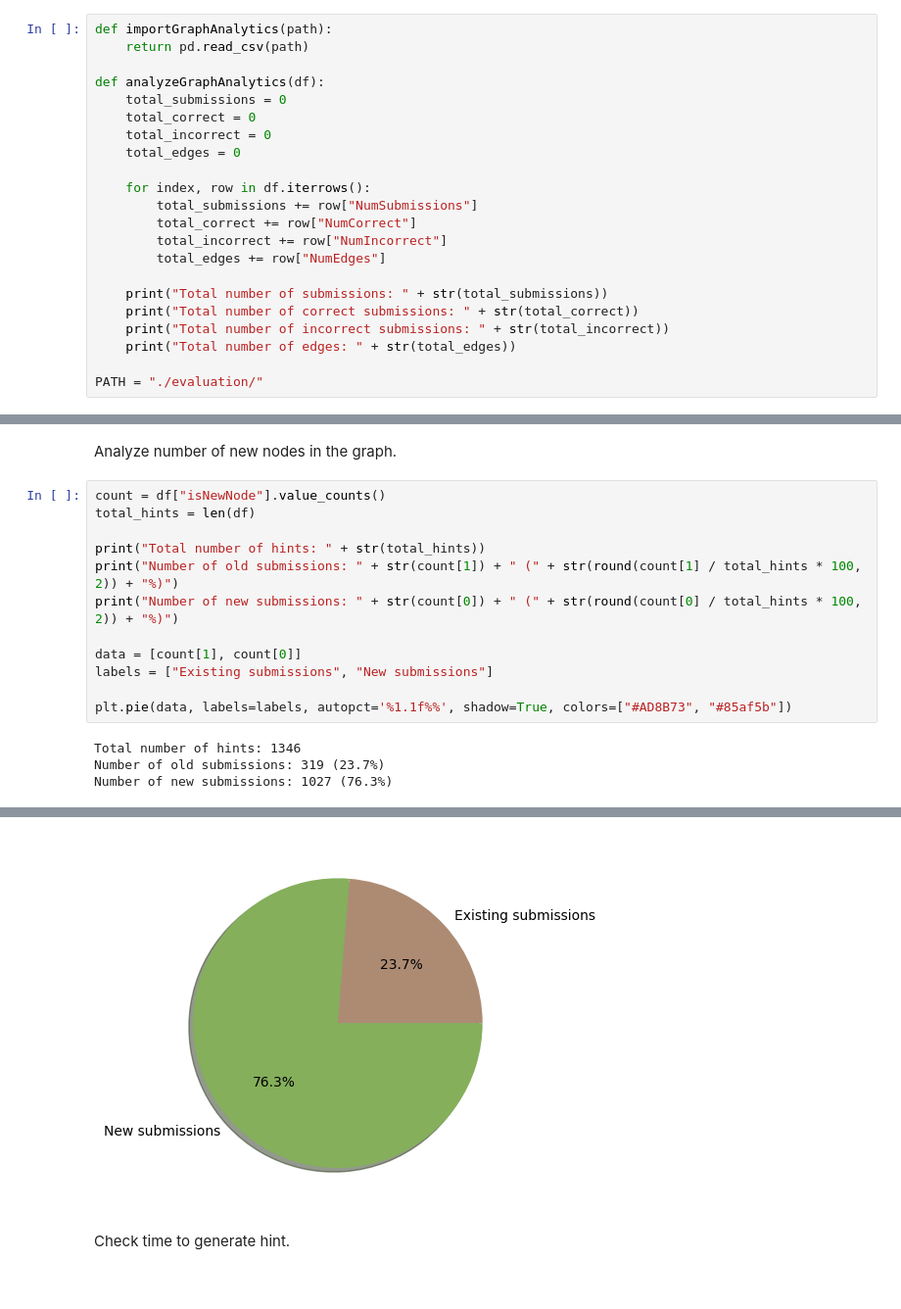
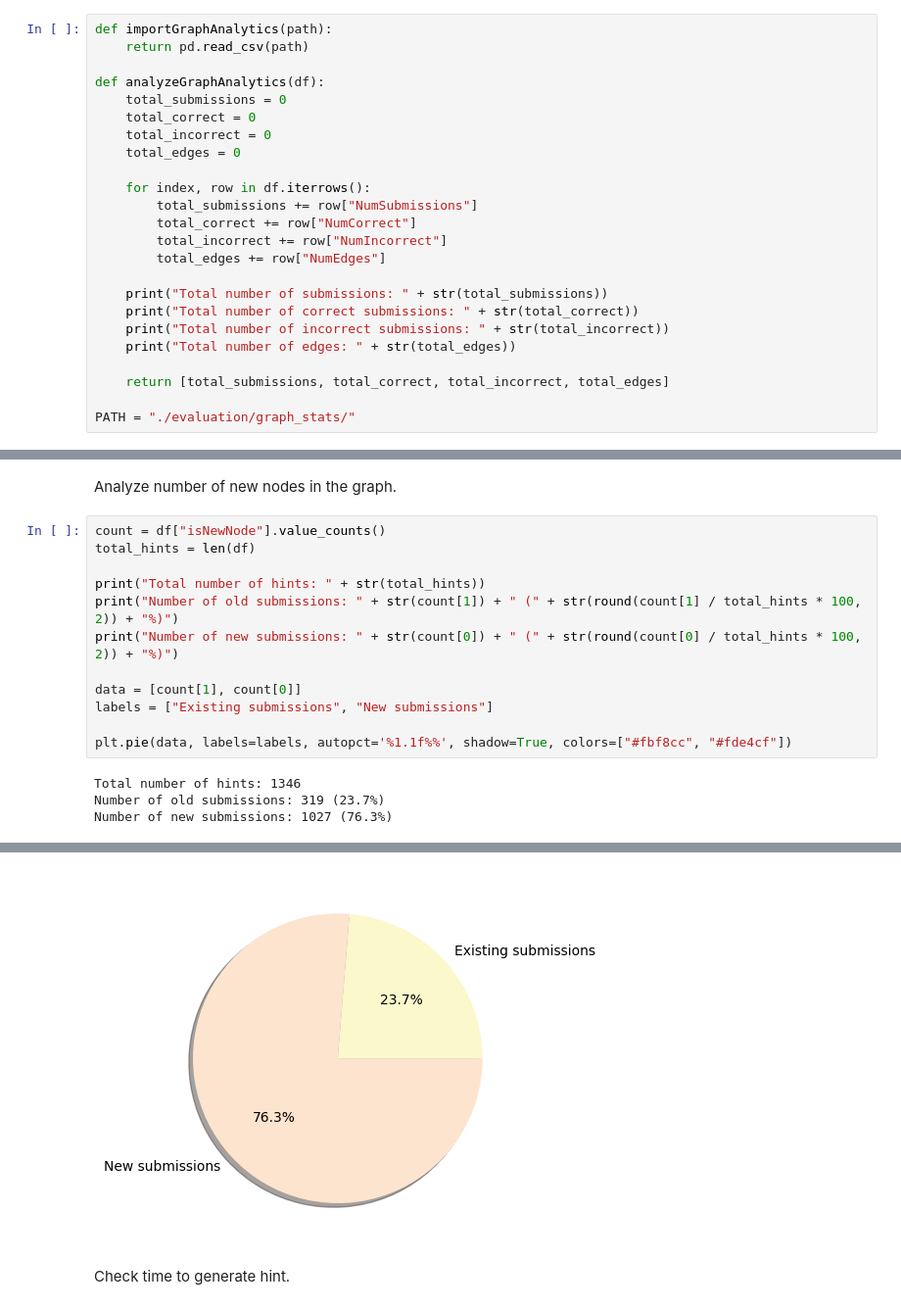
Before and after one commit to anaines14/HiGenA, a Jupyter notebook: data/data_analysis.ipynb, the cells around one changed output, grey strips where cells are left out. Shown at 98% size. Cells and saved outputs as stored; diff of their text form.

Commit message:
✨ (Add): Evaluation stuff

```diff
--- a/data/data_analysis.ipynb
+++ b/data/data_analysis.ipynb
@@ -247,4 +250,6 @@ def analyzeGraphAnalytics(df):
     print("Total number of incorrect submissions: " + str(total_incorrect))
     print("Total number of edges: " + str(total_edges))
 
-PATH = "./evaluation/"
+    return [total_submissions, total_correct, total_incorrect, total_edges]
+
+PATH = "./evaluation/graph_stats/"
@@ -369,26 +429,26 @@ Analyze number of new nodes in the graph.
 # %%
 count = df["isNewNode"].value_counts()
 total_hints = len(df)
 
 print("Total number of hints: " + str(total_hints))
 print("Number of old submissions: " + str(count[1]) + " (" + str(round(count[1] / total_hints * 100, 2)) + "%)")
 print("Number of new submissions: " + str(count[0]) + " (" + str(round(count[0] / total_hints * 100, 2)) + "%)")
 
 data = [count[1], count[0]]
 labels = ["Existing submissions", "New submissions"]
 
-plt.pie(data, labels=labels, autopct='%1.1f%%', shadow=True, colors=["#AD8B73", "#85af5b"])
+plt.pie(data, labels=labels, autopct='%1.1f%%', shadow=True, colors=["#fbf8cc", "#fde4cf"])
 # %% [output]
 Total number of hints: 1346
 Number of old submissions: 319 (23.7%)
 Number of new submissions: 1027 (76.3%)
 ([<matplotlib.patches.Wedge at 0x...>,
   <matplotlib.patches.Wedge at 0x...>],
  [Text(0.8089301282757169, 0.7454073031355626, 'Existing submissions'),
   Text(-0.8089300933806818, -0.745407341004314, 'New submissions')],
  [Text(0.44123461542311826, 0.40658580171030684, '23.7%'),
   Text(-0.4412345963894627, -0.40658582236598945, '76.3%')])
-[figure, old version]
+[figure, new version]
 # %% [markdown]
 Check time to generate hint.
 # %%
```
Also changed, not shown: parts of 18 cells of this notebook, 3 other files.
